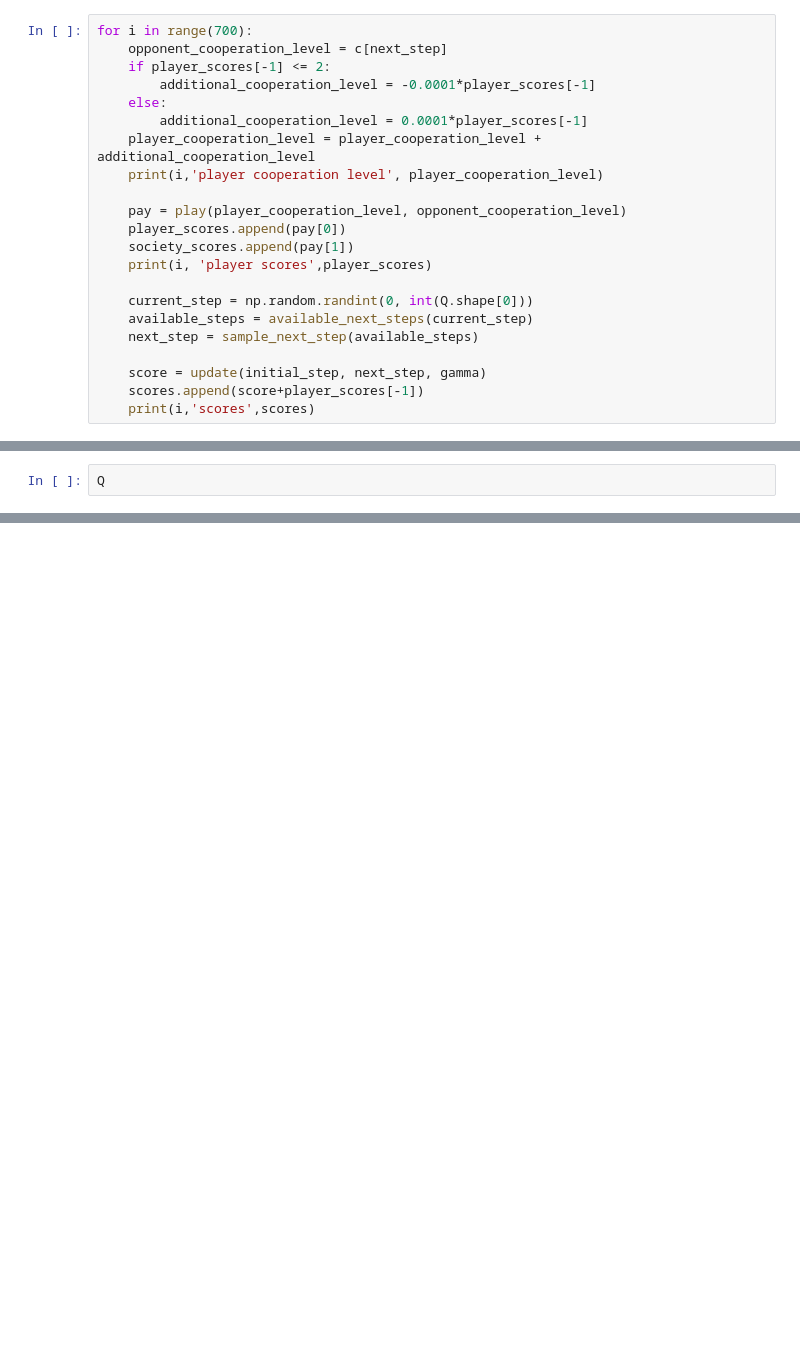
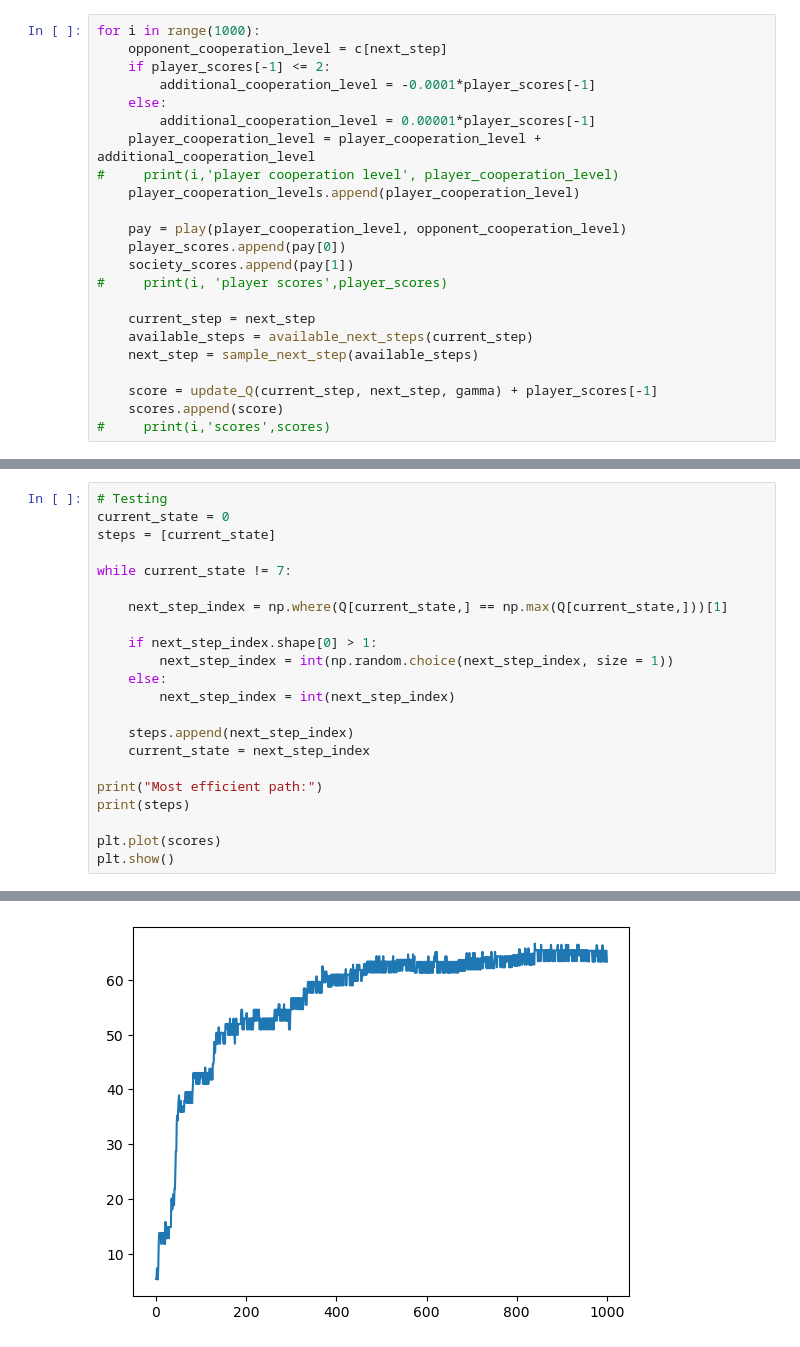
Before and after one commit to FlyingWhalesHQ/flying-whales-blog, a Jupyter notebook: _notebooks/13ReinforcementLearning.ipynb, the cells around one changed output, grey strips where cells are left out. Drawn from its saved outputs; the diff is of its cells as text; blank space fills up the shorter version.

```diff
--- a/_notebooks/13ReinforcementLearning.ipynb
+++ b/_notebooks/13ReinforcementLearning.ipynb
@@ -280,23 +223,24 @@ matrix([[0., 0., 0., 0., 0., 0., 0., 0.],
 # %%
-for i in range(700):
+for i in range(1000):
     opponent_cooperation_level = c[next_step]
     if player_scores[-1] <= 2:
         additional_cooperation_level = -0.0001*player_scores[-1]
     else:
-        additional_cooperation_level = 0.0001*player_scores[-1]
+        additional_cooperation_level = 0.00001*player_scores[-1]
     player_cooperation_level = player_cooperation_level + additional_cooperation_level
-    print(i,'player cooperation level', player_cooperation_level)
+#     print(i,'player cooperation level', player_cooperation_level)
+    player_cooperation_levels.append(player_cooperation_level)
 
     pay = play(player_cooperation_level, opponent_cooperation_level)
     player_scores.append(pay[0])
     society_scores.append(pay[1])
-    print(i, 'player scores',player_scores)
+#     print(i, 'player scores',player_scores)
 
-    current_step = np.random.randint(0, int(Q.shape[0]))
+    current_step = next_step
     available_steps = available_next_steps(current_step)
     next_step = sample_next_step(available_steps)
 
-    score = update(initial_step, next_step, gamma)
-    scores.append(score+player_scores[-1])
-    print(i,'scores',scores)
+    score = update_Q(current_step, next_step, gamma) + player_scores[-1]
+    scores.append(score)
+#     print(i,'scores',scores)
 # %% [output]
@@ -335,3 +285,23 @@ np.random.randint(0, int(Q.shape[0]))
 # %%
-Q
+# Testing
+current_state = 0
+steps = [current_state]
+
+while current_state != 7:
+
+    next_step_index = np.where(Q[current_state,] == np.max(Q[current_state,]))[1]
+
+    if next_step_index.shape[0] > 1:
+        next_step_index = int(np.random.choice(next_step_index, size = 1))
+    else:
+        next_step_index = int(next_step_index)
+
+    steps.append(next_step_index)
+    current_state = next_step_index
+
+print("Most efficient path:")
+print(steps)
+
+plt.plot(scores)
+plt.show()
 # %% [output]
@@ -345,0 +310 @@ matrix([[0., 0., 0., 0., 0., 0., 0., 0.],
+[figure, added]
```
Also changed, not shown: parts of 15 cells of this notebook.
